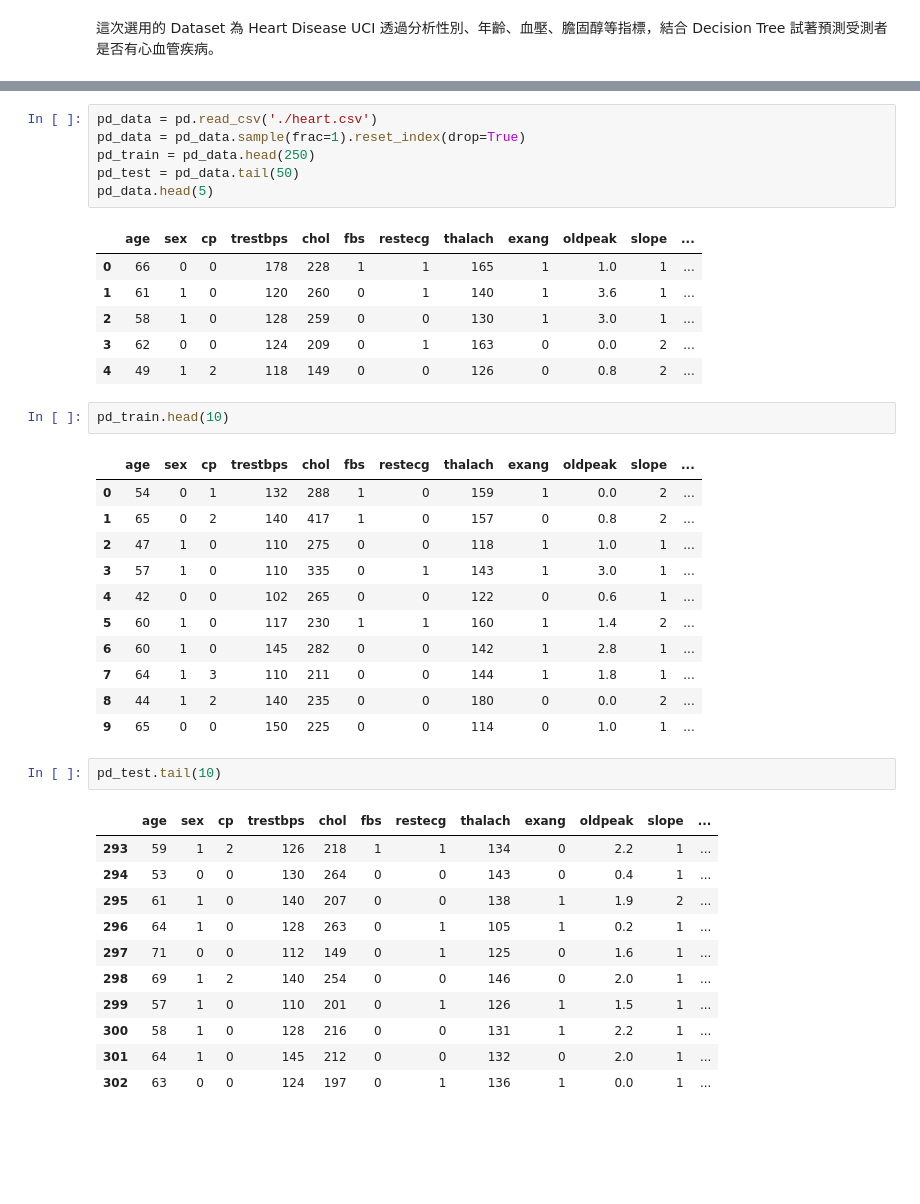
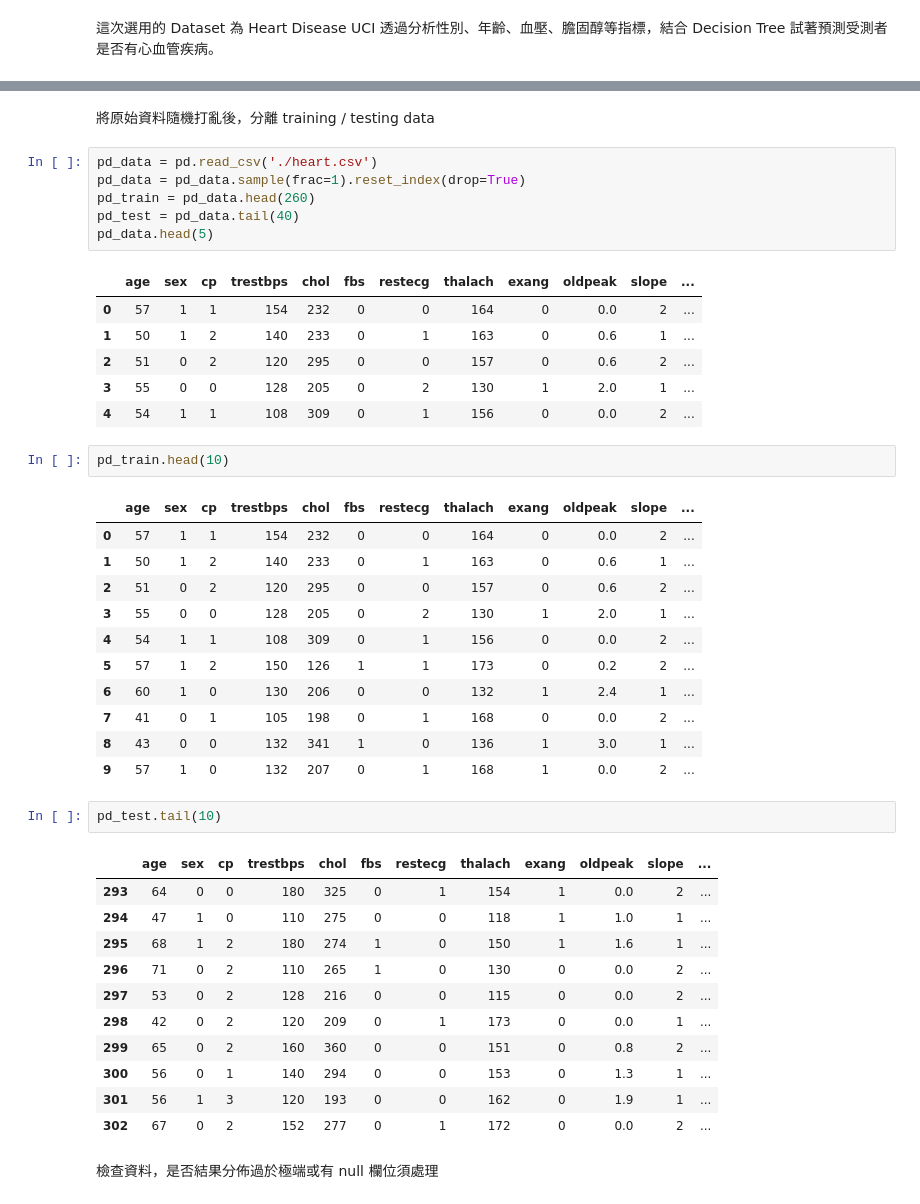
Before and after one commit to e94046165/DataAnalysis-Hw2, a Jupyter notebook: Hw2/Hw2.ipynb, the cells around one changed output, grey strips where cells are left out. Saved outputs shown, nothing was run; the diff lists cells and outputs as text; blank space fills up the shorter version.

```diff
--- a/Hw2/Hw2.ipynb
+++ b/Hw2/Hw2.ipynb
@@ -35,44 +34,48 @@ target : 有無心臟疾病 （1 or 0）
+# %% [markdown]
+將原始資料隨機打亂後，分離 training / testing data
 # %%
 pd_data = pd.read_csv('./heart.csv')
 pd_data = pd_data.sample(frac=1).reset_index(drop=True)
-pd_train = pd_data.head(250)
-pd_test = pd_data.tail(50)
+pd_train = pd_data.head(260)
+pd_test = pd_data.tail(40)
 pd_data.head(5)
 # %% [output]
 |  | age | sex | cp | trestbps | chol | fbs | restecg | thalach | exang | oldpeak | slope | ... |
-| 0 | 66 | 0 | 0 | 178 | 228 | 1 | 1 | 165 | 1 | 1.0 | 1 | ... |
-| 1 | 61 | 1 | 0 | 120 | 260 | 0 | 1 | 140 | 1 | 3.6 | 1 | ... |
-| 2 | 58 | 1 | 0 | 128 | 259 | 0 | 0 | 130 | 1 | 3.0 | 1 | ... |
-| 3 | 62 | 0 | 0 | 124 | 209 | 0 | 1 | 163 | 0 | 0.0 | 2 | ... |
-| 4 | 49 | 1 | 2 | 118 | 149 | 0 | 0 | 126 | 0 | 0.8 | 2 | ... |
+| 0 | 57 | 1 | 1 | 154 | 232 | 0 | 0 | 164 | 0 | 0.0 | 2 | ... |
+| 1 | 50 | 1 | 2 | 140 | 233 | 0 | 1 | 163 | 0 | 0.6 | 1 | ... |
+| 2 | 51 | 0 | 2 | 120 | 295 | 0 | 0 | 157 | 0 | 0.6 | 2 | ... |
+| 3 | 55 | 0 | 0 | 128 | 205 | 0 | 2 | 130 | 1 | 2.0 | 1 | ... |
+| 4 | 54 | 1 | 1 | 108 | 309 | 0 | 1 | 156 | 0 | 0.0 | 2 | ... |
 # %%
 pd_train.head(10)
 # %% [output]
 |  | age | sex | cp | trestbps | chol | fbs | restecg | thalach | exang | oldpeak | slope | ... |
-| 0 | 54 | 0 | 1 | 132 | 288 | 1 | 0 | 159 | 1 | 0.0 | 2 | ... |
-| 1 | 65 | 0 | 2 | 140 | 417 | 1 | 0 | 157 | 0 | 0.8 | 2 | ... |
-| 2 | 47 | 1 | 0 | 110 | 275 | 0 | 0 | 118 | 1 | 1.0 | 1 | ... |
-| 3 | 57 | 1 | 0 | 110 | 335 | 0 | 1 | 143 | 1 | 3.0 | 1 | ... |
-| 4 | 42 | 0 | 0 | 102 | 265 | 0 | 0 | 122 | 0 | 0.6 | 1 | ... |
-| 5 | 60 | 1 | 0 | 117 | 230 | 1 | 1 | 160 | 1 | 1.4 | 2 | ... |
-| 6 | 60 | 1 | 0 | 145 | 282 | 0 | 0 | 142 | 1 | 2.8 | 1 | ... |
-| 7 | 64 | 1 | 3 | 110 | 211 | 0 | 0 | 144 | 1 | 1.8 | 1 | ... |
-| 8 | 44 | 1 | 2 | 140 | 235 | 0 | 0 | 180 | 0 | 0.0 | 2 | ... |
-| 9 | 65 | 0 | 0 | 150 | 225 | 0 | 0 | 114 | 0 | 1.0 | 1 | ... |
+| 0 | 57 | 1 | 1 | 154 | 232 | 0 | 0 | 164 | 0 | 0.0 | 2 | ... |
+| 1 | 50 | 1 | 2 | 140 | 233 | 0 | 1 | 163 | 0 | 0.6 | 1 | ... |
+| 2 | 51 | 0 | 2 | 120 | 295 | 0 | 0 | 157 | 0 | 0.6 | 2 | ... |
+| 3 | 55 | 0 | 0 | 128 | 205 | 0 | 2 | 130 | 1 | 2.0 | 1 | ... |
+| 4 | 54 | 1 | 1 | 108 | 309 | 0 | 1 | 156 | 0 | 0.0 | 2 | ... |
+| 5 | 57 | 1 | 2 | 150 | 126 | 1 | 1 | 173 | 0 | 0.2 | 2 | ... |
+| 6 | 60 | 1 | 0 | 130 | 206 | 0 | 0 | 132 | 1 | 2.4 | 1 | ... |
+| 7 | 41 | 0 | 1 | 105 | 198 | 0 | 1 | 168 | 0 | 0.0 | 2 | ... |
+| 8 | 43 | 0 | 0 | 132 | 341 | 1 | 0 | 136 | 1 | 3.0 | 1 | ... |
+| 9 | 57 | 1 | 0 | 132 | 207 | 0 | 1 | 168 | 1 | 0.0 | 2 | ... |
 # %%
 pd_test.tail(10)
 # %% [output]
 |  | age | sex | cp | trestbps | chol | fbs | restecg | thalach | exang | oldpeak | slope | ... |
-| 293 | 59 | 1 | 2 | 126 | 218 | 1 | 1 | 134 | 0 | 2.2 | 1 | ... |
-| 294 | 53 | 0 | 0 | 130 | 264 | 0 | 0 | 143 | 0 | 0.4 | 1 | ... |
-| 295 | 61 | 1 | 0 | 140 | 207 | 0 | 0 | 138 | 1 | 1.9 | 2 | ... |
-| 296 | 64 | 1 | 0 | 128 | 263 | 0 | 1 | 105 | 1 | 0.2 | 1 | ... |
-| 297 | 71 | 0 | 0 | 112 | 149 | 0 | 1 | 125 | 0 | 1.6 | 1 | ... |
-| 298 | 69 | 1 | 2 | 140 | 254 | 0 | 0 | 146 | 0 | 2.0 | 1 | ... |
-| 299 | 57 | 1 | 0 | 110 | 201 | 0 | 1 | 126 | 1 | 1.5 | 1 | ... |
-| 300 | 58 | 1 | 0 | 128 | 216 | 0 | 0 | 131 | 1 | 2.2 | 1 | ... |
-| 301 | 64 | 1 | 0 | 145 | 212 | 0 | 0 | 132 | 0 | 2.0 | 1 | ... |
-| 302 | 63 | 0 | 0 | 124 | 197 | 0 | 1 | 136 | 1 | 0.0 | 1 | ... |
+| 293 | 64 | 0 | 0 | 180 | 325 | 0 | 1 | 154 | 1 | 0.0 | 2 | ... |
+| 294 | 47 | 1 | 0 | 110 | 275 | 0 | 0 | 118 | 1 | 1.0 | 1 | ... |
+| 295 | 68 | 1 | 2 | 180 | 274 | 1 | 0 | 150 | 1 | 1.6 | 1 | ... |
+| 296 | 71 | 0 | 2 | 110 | 265 | 1 | 0 | 130 | 0 | 0.0 | 2 | ... |
+| 297 | 53 | 0 | 2 | 128 | 216 | 0 | 0 | 115 | 0 | 0.0 | 2 | ... |
+| 298 | 42 | 0 | 2 | 120 | 209 | 0 | 1 | 173 | 0 | 0.0 | 1 | ... |
+| 299 | 65 | 0 | 2 | 160 | 360 | 0 | 0 | 151 | 0 | 0.8 | 2 | ... |
+| 300 | 56 | 0 | 1 | 140 | 294 | 0 | 0 | 153 | 0 | 1.3 | 1 | ... |
+| 301 | 56 | 1 | 3 | 120 | 193 | 0 | 0 | 162 | 0 | 1.9 | 1 | ... |
+| 302 | 67 | 0 | 2 | 152 | 277 | 0 | 1 | 172 | 0 | 0.0 | 2 | ... |
+# %% [markdown]
+檢查資料，是否結果分佈過於極端或有 null 欄位須處理
 # %%
 pd_train['target'].value_counts()
 # %% [output]
```
Also changed, not shown: parts of 22 cells of this notebook, 4 other files.
